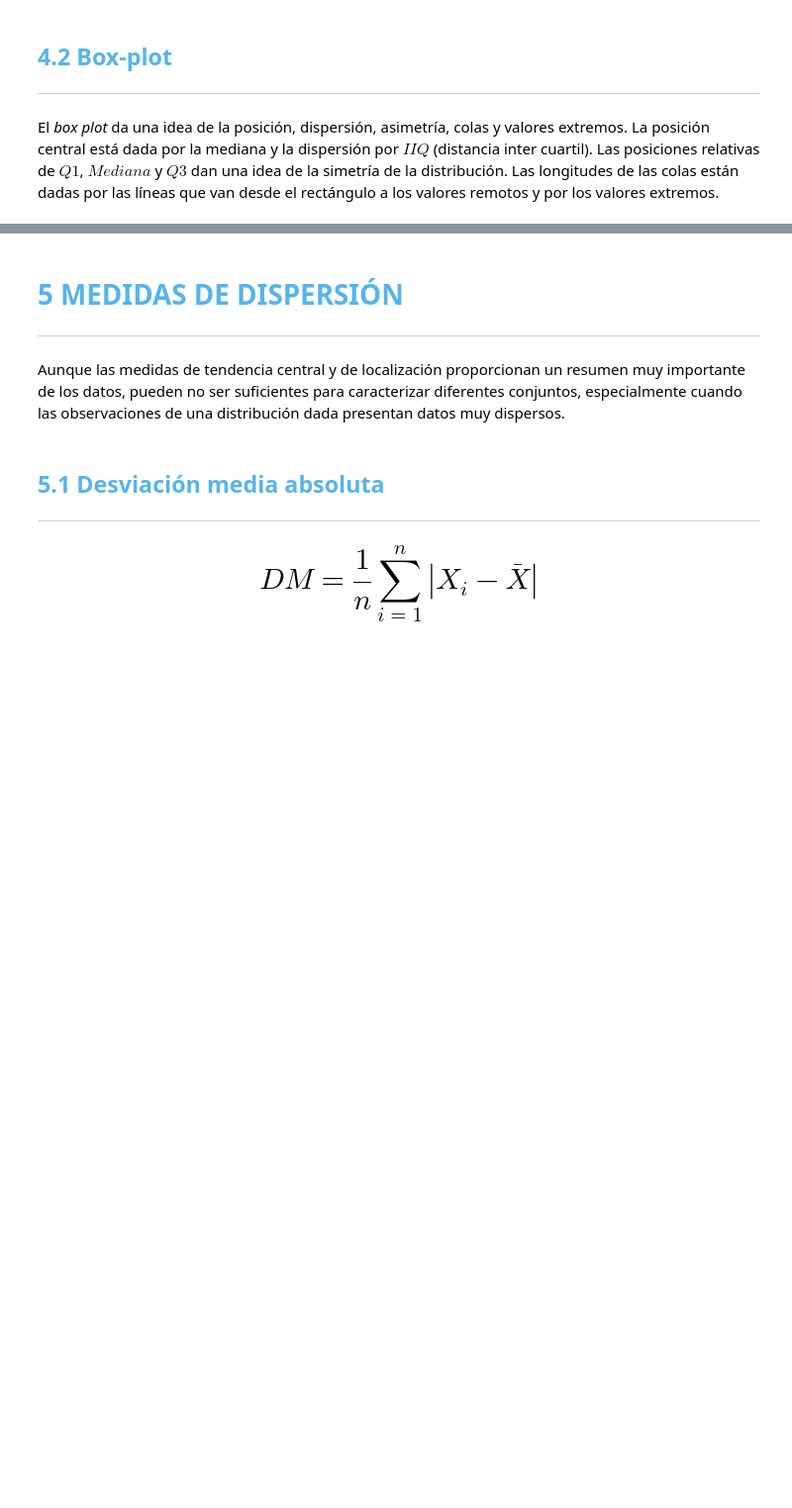
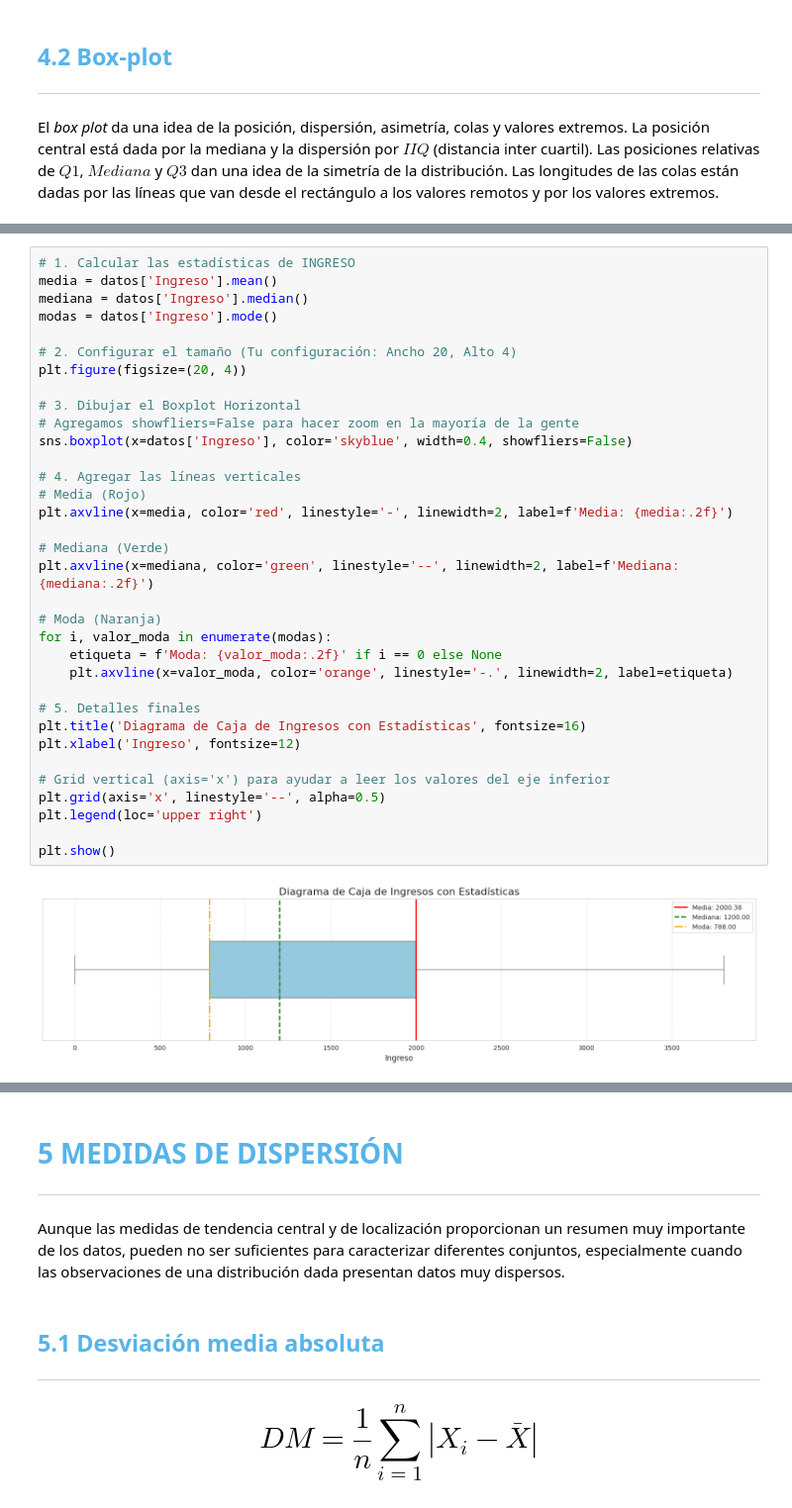
Before and after one commit to mikeismerio/estadistica_python, a Jupyter notebook: Curso_de_Estadística_con_Python_1.ipynb, the cells around one changed output, grey strips where cells are left out. Shown at 99% size. Saved outputs shown, nothing was run; the diff lists cells and outputs as text; blank space fills up the shorter version.

```diff
--- a/Curso_de_Estadística_con_Python_1.ipynb
+++ b/Curso_de_Estadística_con_Python_1.ipynb
@@ -796,0 +845,36 @@ El *box plot* da una idea de la posición, dispersión, asimetría, colas y valo
+# %%
+# 1. Calcular las estadísticas de INGRESO
+media = datos['Ingreso'].mean()
+mediana = datos['Ingreso'].median()
+modas = datos['Ingreso'].mode()
+
+# 2. Configurar el tamaño (Tu configuración: Ancho 20, Alto 4)
+plt.figure(figsize=(20, 4))
+
+# 3. Dibujar el Boxplot Horizontal
+# Agregamos showfliers=False para hacer zoom en la mayoría de la gente
+sns.boxplot(x=datos['Ingreso'], color='skyblue', width=0.4, showfliers=False)
+
+# 4. Agregar las líneas verticales
+# Media (Rojo)
+plt.axvline(x=media, color='red', linestyle='-', linewidth=2, label=f'Media: {media:.2f}')
+
+# Mediana (Verde)
+plt.axvline(x=mediana, color='green', linestyle='--', linewidth=2, label=f'Mediana: {mediana:.2f}')
+
+# Moda (Naranja)
+for i, valor_moda in enumerate(modas):
+    etiqueta = f'Moda: {valor_moda:.2f}' if i == 0 else None
+    plt.axvline(x=valor_moda, color='orange', linestyle='-.', linewidth=2, label=etiqueta)
+
+# 5. Detalles finales
+plt.title('Diagrama de Caja de Ingresos con Estadísticas', fontsize=16)
+plt.xlabel('Ingreso', fontsize=12)
+
+# Grid vertical (axis='x') para ayudar a leer los valores del eje inferior
+plt.grid(axis='x', linestyle='--', alpha=0.5)
+plt.legend(loc='upper right')
+
+plt.show()
+# %% [output]
+[figure, added]
```
Also changed, not shown: parts of 7 cells of this notebook.
